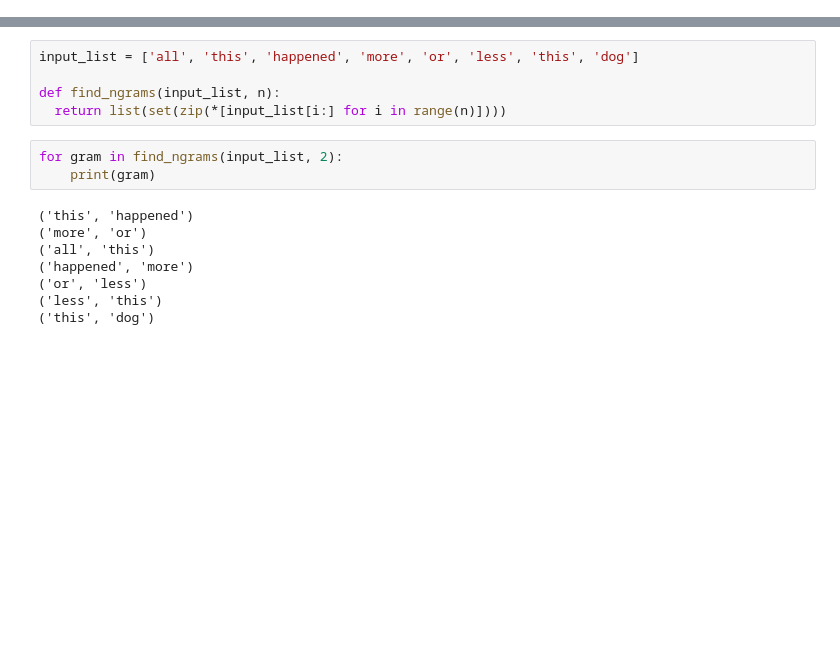
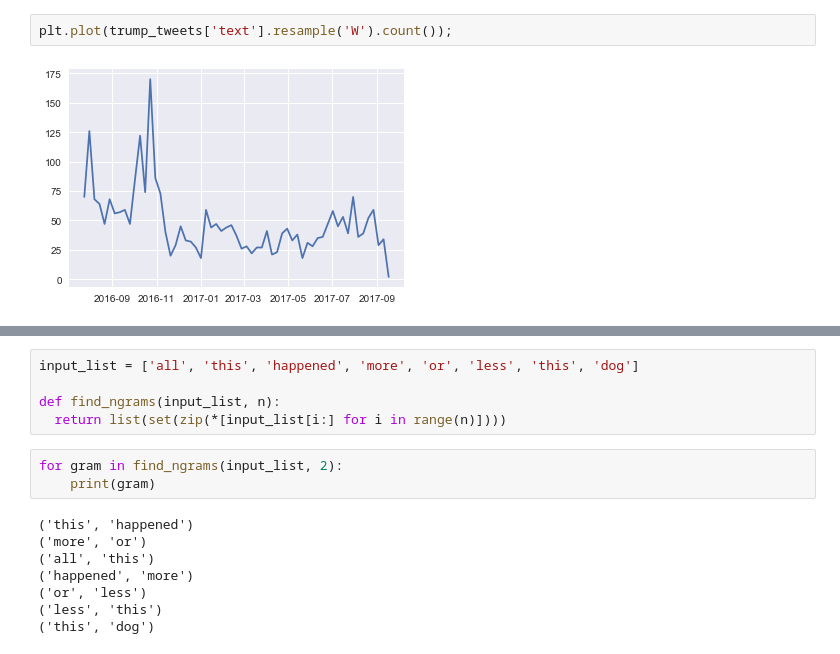
Before and after one commit to mmargenot/sensitivipy, a Jupyter notebook: sentiment.ipynb, the cells around one changed output, grey strips where cells are left out. Cells and saved outputs as stored; diff of their text form; blank space fills up the shorter version.

```diff
--- a/sentiment.ipynb
+++ b/sentiment.ipynb
@@ -110,0 +387,4 @@ from keras.preprocessing.text import Tokenizer
+# %%
+plt.plot(trump_tweets['text'].resample('W').count());
+# %% [output]
+[figure, added]
```
Also changed, not shown: parts of 79 cells of this notebook.
